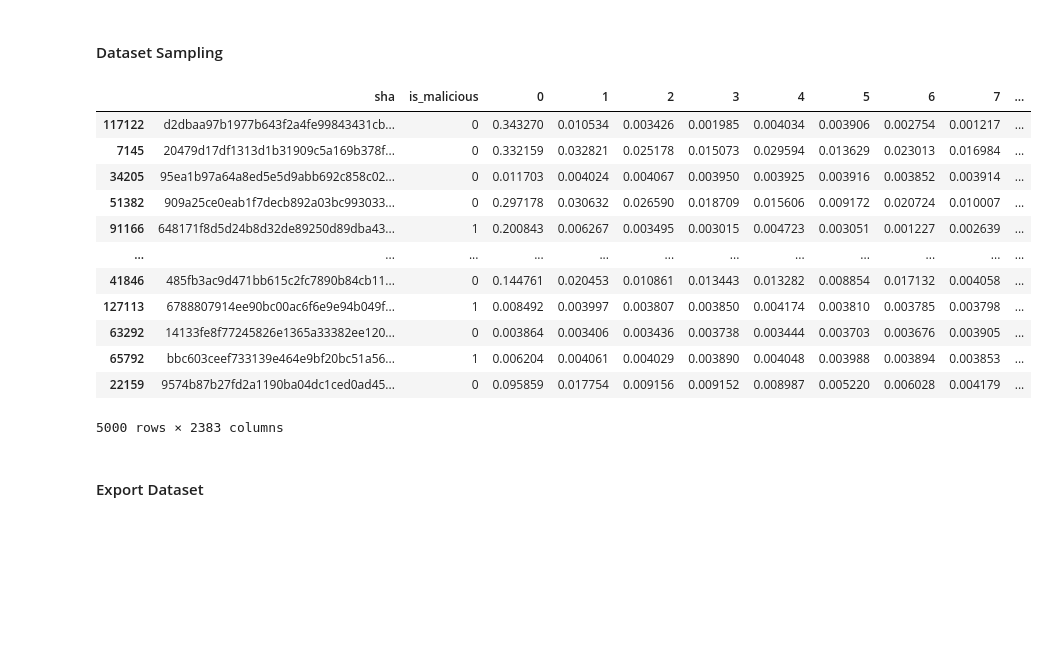
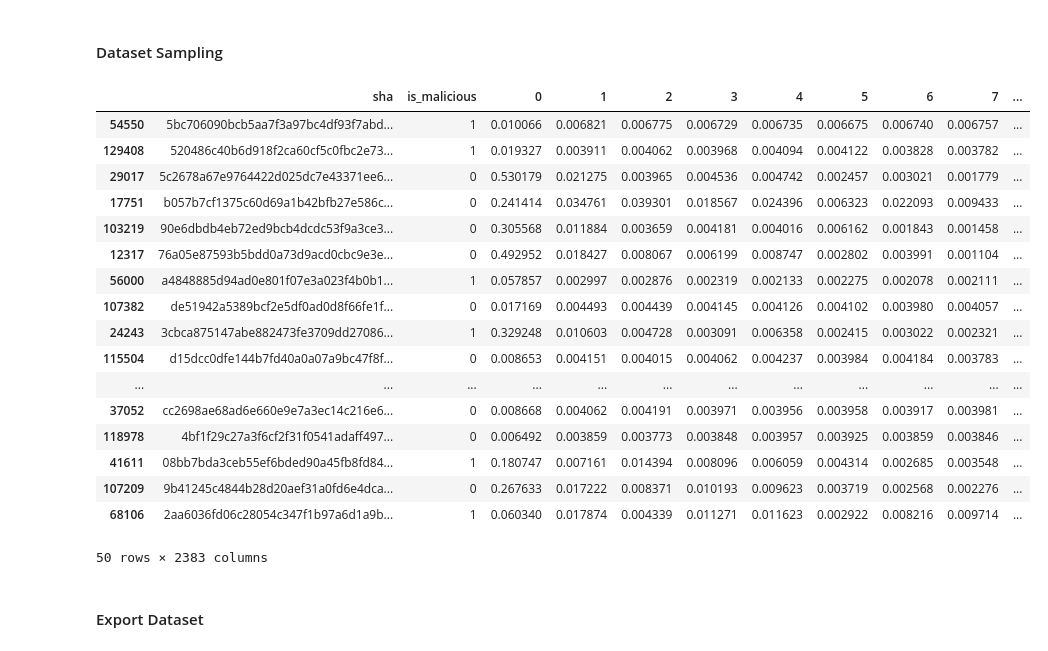
Before and after one commit to pr4gm4/Sp-AI-Ware, a Jupyter notebook: Source/Utility/extract.ipynb, the cells around one changed output. Drawn from its saved outputs; the diff is of its cells as text; code cells hidden in the pictures; blank space fills up the shorter version.

```diff
--- a/Source/Utility/extract.ipynb
+++ b/Source/Utility/extract.ipynb
@@ -26,23 +26,28 @@ dataset
 # %% [markdown]
 #### Dataset Sampling
 # %%
-size = 5000
+size = 50
 ext_dataset = dataset.sample(n=size,replace=False)
 ext_dataset
 # %% [output]
 |  | sha | is_malicious | 0 | 1 | 2 | 3 | 4 | 5 | 6 | 7 | ... |
-| 117122 | d2dbaa97b1977b643f2a4fe99843431cb... | 0 | 0.343270 | 0.010534 | 0.003426 | 0.001985 | 0.004034 | 0.003906 | 0.002754 | 0.001217 | ... |
-| 7145 | 20479d17df1313d1b31909c5a169b378f... | 0 | 0.332159 | 0.032821 | 0.025178 | 0.015073 | 0.029594 | 0.013629 | 0.023013 | 0.016984 | ... |
-| 34205 | 95ea1b97a64a8ed5e5d9abb692c858c02... | 0 | 0.011703 | 0.004024 | 0.004067 | 0.003950 | 0.003925 | 0.003916 | 0.003852 | 0.003914 | ... |
-| 51382 | 909a25ce0eab1f7decb892a03bc993033... | 0 | 0.297178 | 0.030632 | 0.026590 | 0.018709 | 0.015606 | 0.009172 | 0.020724 | 0.010007 | ... |
-| 91166 | 648171f8d5d24b8d32de89250d89dba43... | 1 | 0.200843 | 0.006267 | 0.003495 | 0.003015 | 0.004723 | 0.003051 | 0.001227 | 0.002639 | ... |
+| 54550 | 5bc706090bcb5aa7f3a97bc4df93f7abd... | 1 | 0.010066 | 0.006821 | 0.006775 | 0.006729 | 0.006735 | 0.006675 | 0.006740 | 0.006757 | ... |
+| 129408 | 520486c40b6d918f2ca60cf5c0fbc2e73... | 1 | 0.019327 | 0.003911 | 0.004062 | 0.003968 | 0.004094 | 0.004122 | 0.003828 | 0.003782 | ... |
+| 29017 | 5c2678a67e9764422d025dc7e43371ee6... | 0 | 0.530179 | 0.021275 | 0.003965 | 0.004536 | 0.004742 | 0.002457 | 0.003021 | 0.001779 | ... |
+| 17751 | b057b7cf1375c60d69a1b42bfb27e586c... | 0 | 0.241414 | 0.034761 | 0.039301 | 0.018567 | 0.024396 | 0.006323 | 0.022093 | 0.009433 | ... |
+| 103219 | 90e6dbdb4eb72ed9bcb4dcdc53f9a3ce3... | 0 | 0.305568 | 0.011884 | 0.003659 | 0.004181 | 0.004016 | 0.006162 | 0.001843 | 0.001458 | ... |
+| 12317 | 76a05e87593b5bdd0a73d9acd0cbc9e3e... | 0 | 0.492952 | 0.018427 | 0.008067 | 0.006199 | 0.008747 | 0.002802 | 0.003991 | 0.001104 | ... |
+| 56000 | a4848885d94ad0e801f07e3a023f4b0b1... | 1 | 0.057857 | 0.002997 | 0.002876 | 0.002319 | 0.002133 | 0.002275 | 0.002078 | 0.002111 | ... |
+| 107382 | de51942a5389bcf2e5df0ad0d8f66fe1f... | 0 | 0.017169 | 0.004493 | 0.004439 | 0.004145 | 0.004126 | 0.004102 | 0.003980 | 0.004057 | ... |
+| 24243 | 3cbca875147abe882473fe3709dd27086... | 1 | 0.329248 | 0.010603 | 0.004728 | 0.003091 | 0.006358 | 0.002415 | 0.003022 | 0.002321 | ... |
+| 115504 | d15dcc0dfe144b7fd40a0a07a9bc47f8f... | 0 | 0.008653 | 0.004151 | 0.004015 | 0.004062 | 0.004237 | 0.003984 | 0.004184 | 0.003783 | ... |
 | ... | ... | ... | ... | ... | ... | ... | ... | ... | ... | ... | ... |
-| 41846 | 485fb3ac9d471bb615c2fc7890b84cb11... | 0 | 0.144761 | 0.020453 | 0.010861 | 0.013443 | 0.013282 | 0.008854 | 0.017132 | 0.004058 | ... |
-| 127113 | 6788807914ee90bc00ac6f6e9e94b049f... | 1 | 0.008492 | 0.003997 | 0.003807 | 0.003850 | 0.004174 | 0.003810 | 0.003785 | 0.003798 | ... |
-| 63292 | 14133fe8f77245826e1365a33382ee120... | 0 | 0.003864 | 0.003406 | 0.003436 | 0.003738 | 0.003444 | 0.003703 | 0.003676 | 0.003905 | ... |
-| 65792 | bbc603ceef733139e464e9bf20bc51a56... | 1 | 0.006204 | 0.004061 | 0.004029 | 0.003890 | 0.004048 | 0.003988 | 0.003894 | 0.003853 | ... |
-| 22159 | 9574b87b27fd2a1190ba04dc1ced0ad45... | 0 | 0.095859 | 0.017754 | 0.009156 | 0.009152 | 0.008987 | 0.005220 | 0.006028 | 0.004179 | ... |
+| 37052 | cc2698ae68ad6e660e9e7a3ec14c216e6... | 0 | 0.008668 | 0.004062 | 0.004191 | 0.003971 | 0.003956 | 0.003958 | 0.003917 | 0.003981 | ... |
+| 118978 | 4bf1f29c27a3f6cf2f31f0541adaff497... | 0 | 0.006492 | 0.003859 | 0.003773 | 0.003848 | 0.003957 | 0.003925 | 0.003859 | 0.003846 | ... |
+| 41611 | 08bb7bda3ceb55ef6bded90a45fb8fd84... | 1 | 0.180747 | 0.007161 | 0.014394 | 0.008096 | 0.006059 | 0.004314 | 0.002685 | 0.003548 | ... |
+| 107209 | 9b41245c4844b28d20aef31a0fd6e4dca... | 0 | 0.267633 | 0.017222 | 0.008371 | 0.010193 | 0.009623 | 0.003719 | 0.002568 | 0.002276 | ... |
+| 68106 | 2aa6036fd06c28054c347f1b97a6d1a9b... | 1 | 0.060340 | 0.017874 | 0.004339 | 0.011271 | 0.011623 | 0.002922 | 0.008216 | 0.009714 | ... |
-5000 rows × 2383 columns
+50 rows × 2383 columns
 # %% [markdown]
 #### Export Dataset
 # %%
```
Also changed, not shown: 4 other files.
